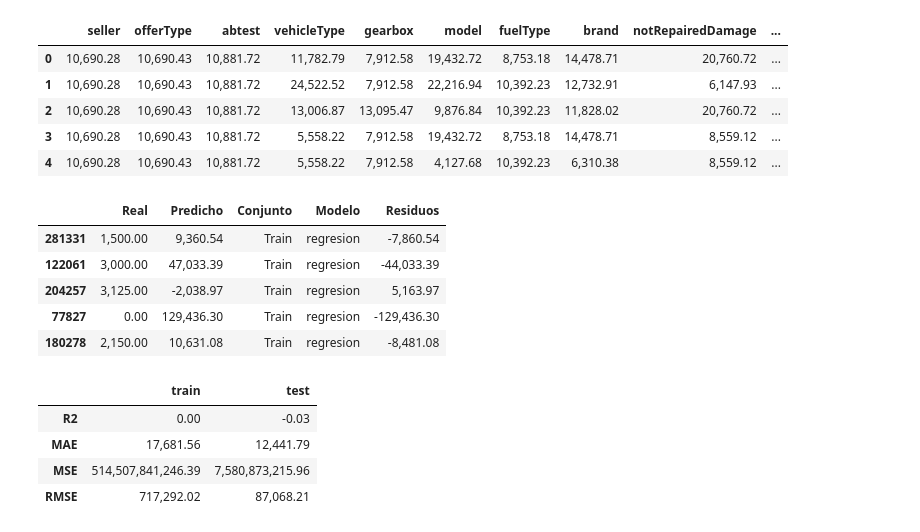
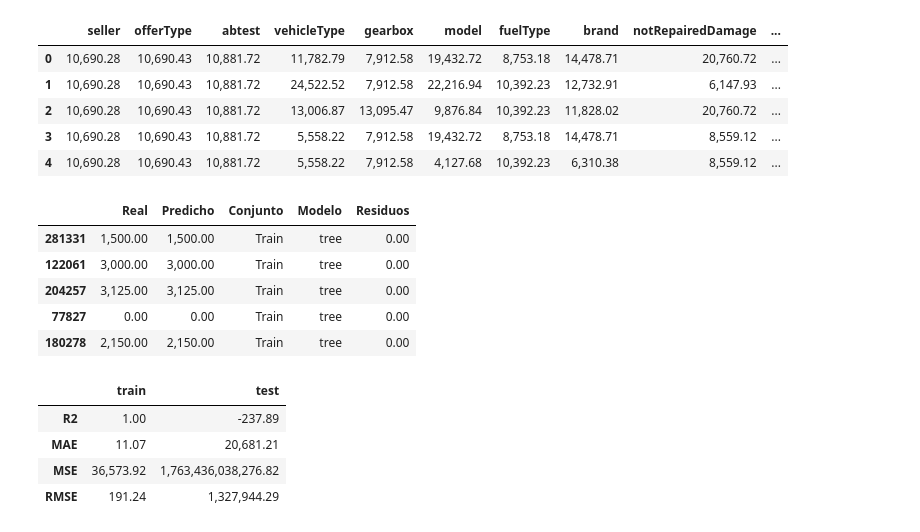
Before and after one commit to santiagorodriguez-dev/laboratorio-modulo8-leccion02-completo, a Jupyter notebook: notebooks/laboratorio-modulo8-leccion02-completo-v1.ipynb, the cells around one changed output. Drawn from its saved outputs; the diff is of its cells as text; code cells hidden in the pictures.

```diff
--- a/notebooks/laboratorio-modulo8-leccion02-completo-v1.ipynb
+++ b/notebooks/laboratorio-modulo8-leccion02-completo-v1.ipynb
@@ -42,17 +42,17 @@ df_analize.head()
 # %%
 # instanciamos la clase de regresión lineal
 analisis = sa.AnalisisModelosRegresion(dataframe=df_analize, variable_dependiente='price_knn')
 
 # llamamos a la función para ajustar el modelo
-analisis.ajustar_modelo(modelo='regresion')
+analisis.ajustar_modelo(modelo='tree')
 
 # llamamos al metodo para obtener los resultaods de las predicciones
 df_resultados = analisis.obtener_resultados()
 df_resultados.head()
 # %% [output]
 |  | Real | Predicho | Conjunto | Modelo | Residuos |
-| 281331 | 1,500.00 | 9,360.54 | Train | regresion | -7,860.54 |
-| 122061 | 3,000.00 | 47,033.39 | Train | regresion | -44,033.39 |
-| 204257 | 3,125.00 | -2,038.97 | Train | regresion | 5,163.97 |
-| 77827 | 0.00 | 129,436.30 | Train | regresion | -129,436.30 |
-| 180278 | 2,150.00 | 10,631.08 | Train | regresion | -8,481.08 |
+| 281331 | 1,500.00 | 1,500.00 | Train | tree | 0.00 |
+| 122061 | 3,000.00 | 3,000.00 | Train | tree | 0.00 |
+| 204257 | 3,125.00 | 3,125.00 | Train | tree | 0.00 |
+| 77827 | 0.00 | 0.00 | Train | tree | 0.00 |
+| 180278 | 2,150.00 | 2,150.00 | Train | tree | 0.00 |
@@ -61,8 +61,8 @@ df_resultados.head()
 # %%
-analisis.calcular_metricas("regresion")
+analisis.calcular_metricas("tree")
 # %% [output]
 |  | train | test |
-| R2 | 0.00 | -0.03 |
-| MAE | 17,681.56 | 12,441.79 |
-| MSE | 514,507,841,246.39 | 7,580,873,215.96 |
-| RMSE | 717,292.02 | 87,068.21 |
+| R2 | 1.00 | -237.89 |
+| MAE | 11.07 | 20,681.21 |
+| MSE | 36,573.92 | 1,763,436,038,276.82 |
+| RMSE | 191.24 | 1,327,944.29 |
```
Also changed, not shown: parts of 8 cells of this notebook.
